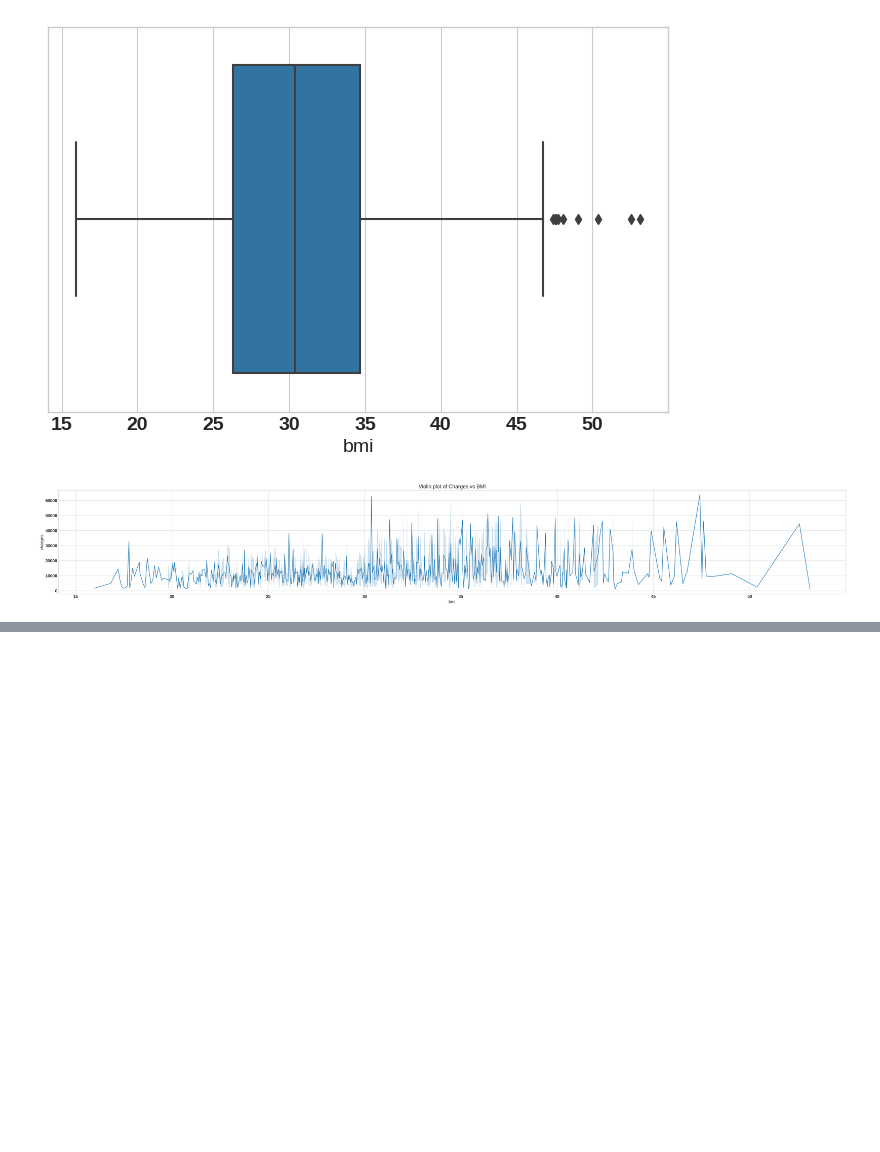
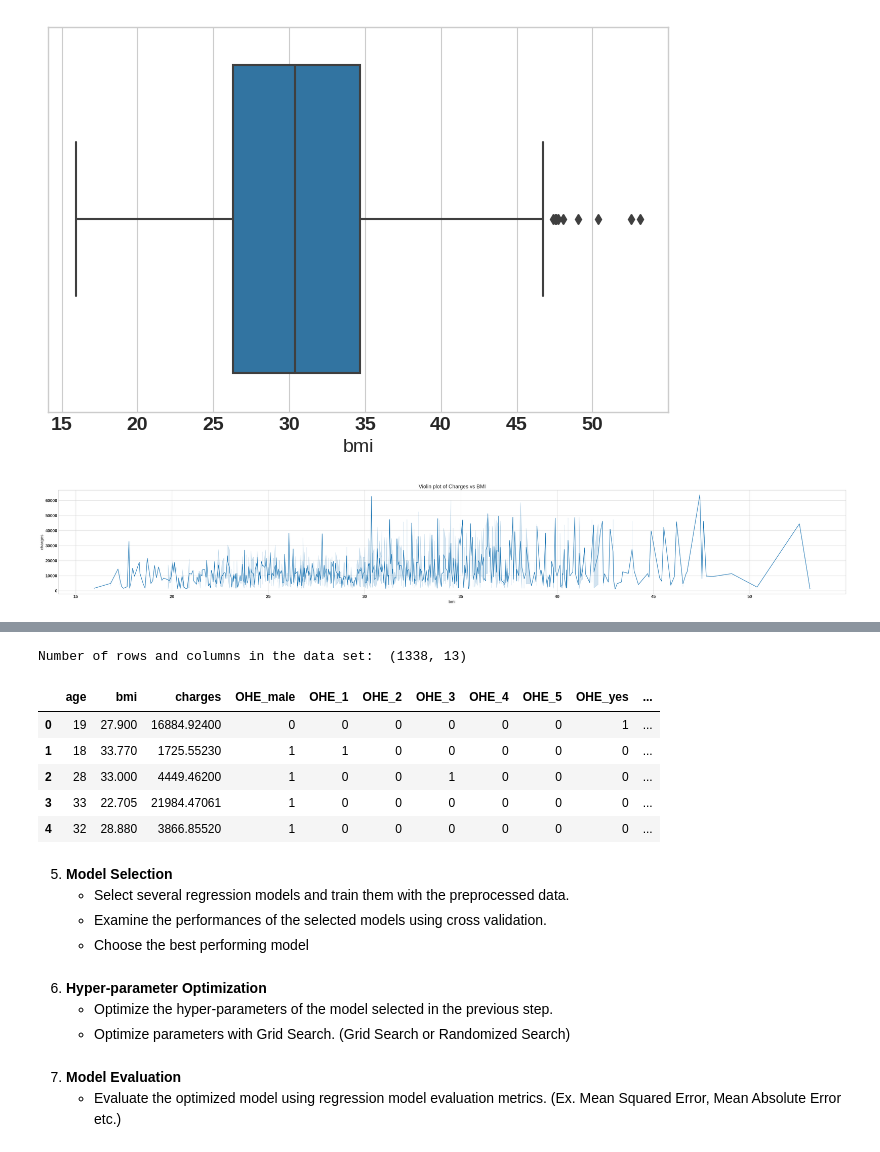
Before and after one commit to gr-uzun/medical-cost-analysis, a Jupyter notebook: medical_cost_analysis_project.ipynb, the cells around one changed output, grey strips where cells are left out. Saved outputs shown, nothing was run; the diff lists cells and outputs as text; code cells hidden in the pictures; blank space fills up the shorter version.

```diff
--- a/medical_cost_analysis_project.ipynb
+++ b/medical_cost_analysis_project.ipynb
@@ -272,0 +350,21 @@ ax.set_title('Violin plot of Region , Smoker , BMI');
+# %%
+# Dummy variable trap encoding (OHE)
+
+categorical_columns = ['sex','children', 'smoker', 'region']
+df_dummy_variable_trap = pd.get_dummies(data = df_insurance, prefix = 'OHE', prefix_sep='_',
+               columns = categorical_columns,
+               drop_first =True,
+               dtype='int8')
+
+print('\nNumber of rows and columns in the data set: ',df_dummy_variable_trap.shape)
+print('')
+
+df_dummy_variable_trap.head()
+# %% [output]
+Number of rows and columns in the data set:  (1338, 13)
+|  | age | bmi | charges | OHE_male | OHE_1 | OHE_2 | OHE_3 | OHE_4 | OHE_5 | OHE_yes | ... |
+| 0 | 19 | 27.900 | 16884.92400 | 0 | 0 | 0 | 0 | 0 | 0 | 1 | ... |
+| 1 | 18 | 33.770 | 1725.55230 | 1 | 1 | 0 | 0 | 0 | 0 | 0 | ... |
+| 2 | 28 | 33.000 | 4449.46200 | 1 | 0 | 0 | 1 | 0 | 0 | 0 | ... |
+| 3 | 33 | 22.705 | 21984.47061 | 1 | 0 | 0 | 0 | 0 | 0 | 0 | ... |
+| 4 | 32 | 28.880 | 3866.85520 | 1 | 0 | 0 | 0 | 0 | 0 | 0 | ... |
@@ -272,0 +379,13 @@ ax.set_title('Violin plot of Region , Smoker , BMI');
+# %% [markdown]
+5. **Model Selection**
+    - Select several regression models and train them with the preprocessed data.
+    - Examine the performances of the selected models using cross validation.
+    - Choose the best performing model
+# %% [markdown]
+6. **Hyper-parameter Optimization**
+    - Optimize the hyper-parameters of the model selected in the previous step.
+    - Optimize parameters with Grid Search. (Grid Search or Randomized Search)
+# %% [markdown]
+7. **Model Evaluation**
+    - Evaluate the optimized model using regression model evaluation metrics. (Ex. Mean
+Squared Error, Mean Absolute Error etc.)
```
Also changed, not shown: parts of 15 cells of this notebook.
